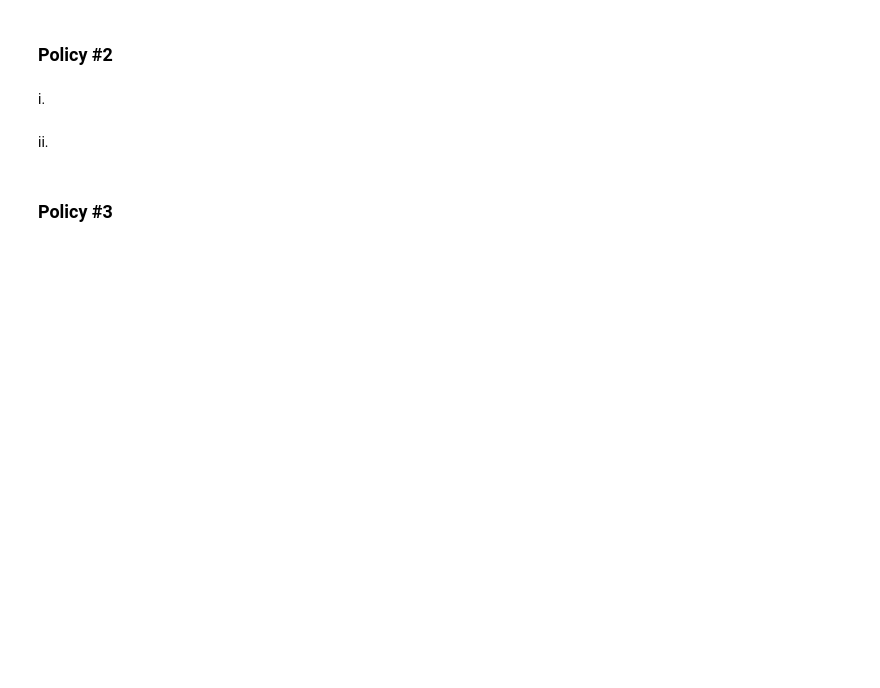
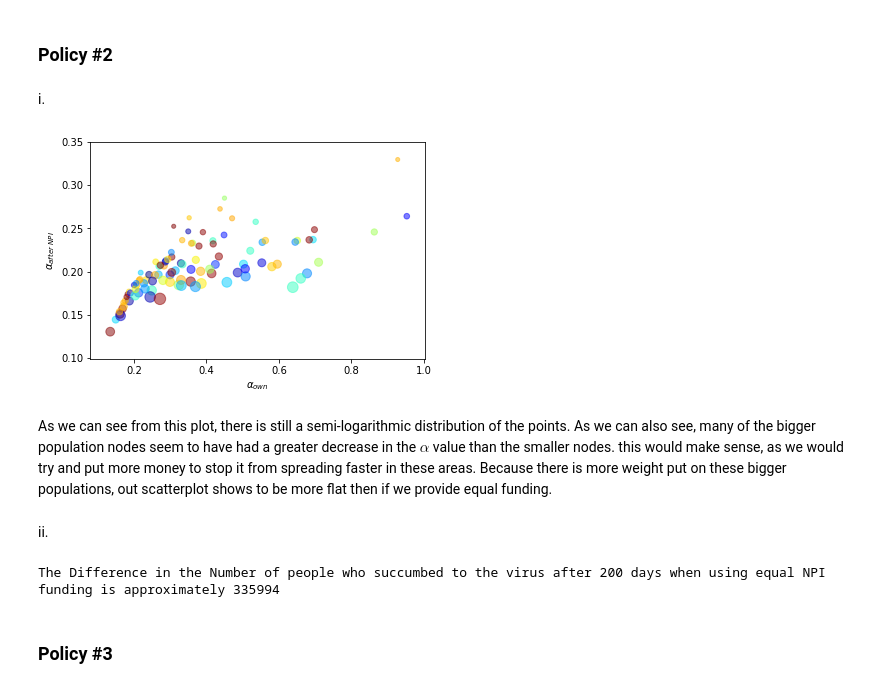
Before and after one commit to rtora/Monitoring-COVID-19-Infections-through-Wastewater-Surveillance, a Jupyter notebook: Part2.ipynb, the cells around one changed output. Cells and saved outputs as stored; diff of their text form; code cells hidden in the pictures; blank space fills up the shorter version.

```diff
--- a/Part2.ipynb
+++ b/Part2.ipynb
@@ -139,8 +210,22 @@ ii.
 ### Policy #2
 # %% [markdown]
 i.
+# %%
+population_prop = N/np.sum(N)
+money_allocation = population_prop*1000000
+alpha_prop = g(g_inv(alpha_predicted) + money_allocation)
+scatter_plot(alpha_prop)
+# %% [output]
+[figure, added]
+# %% [markdown]
+As we can see from this plot, there is still a semi-logarithmic distribution of the points. As we can also see, many of the bigger population nodes seem to have had a greater decrease in the $\alpha$ value than the smaller nodes. this would make sense, as we would try and put more money to stop it from spreading faster in these areas. Because there is more weight put on these bigger populations, out scatterplot shows to be more flat then if we provide equal funding.
 # %% [markdown]
 ii.
+# %%
+total_recovered = total_recovered_difference(alpha_prop)
+print(f'The Difference in the Number of people who succumbed to the virus after 200 days when using equal NPI funding is approximately {int(round(total_recovered))}')
+# %% [output]
+The Difference in the Number of people who succumbed to the virus after 200 days when using equal NPI funding is approximately 335994
 # %% [markdown]
 ### Policy #3
 # %% [markdown]
```
Also changed, not shown: parts of 9 cells of this notebook.
